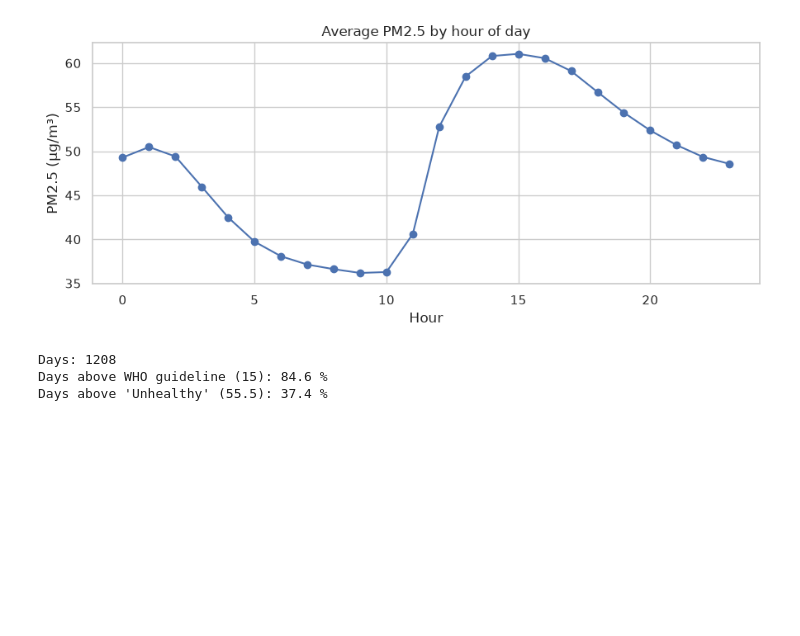
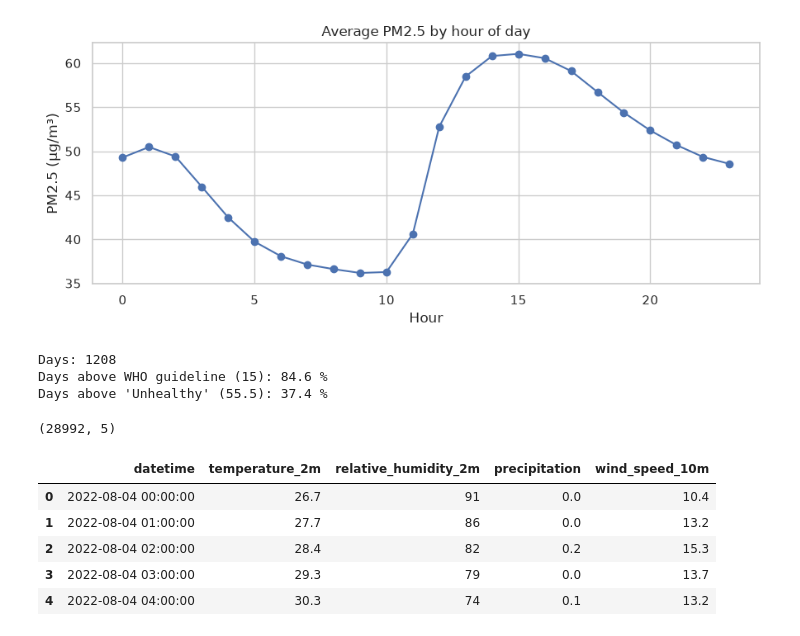
Before and after one commit to jaimulhaque/dhaka-air-quality-analysis, a Jupyter notebook: notebooks/02_eda.ipynb, the cells around one changed output. Drawn from its saved outputs; the diff is of its cells as text; code cells hidden in the pictures; blank space fills up the shorter version.

```diff
--- a/notebooks/02_eda.ipynb
+++ b/notebooks/02_eda.ipynb
@@ -75,3 +75,27 @@ print("Days above 'Unhealthy' (55.5):", (daily > 55.5).mean().round(3) * 100, "%
 Days: 1208
 Days above WHO guideline (15): 84.6 %
 Days above 'Unhealthy' (55.5): 37.4 %
+# %%
+import requests
+
+url = "https://archive-api.open-meteo.com/v1/archive"
+params = {
+    "latitude": 23.7104, "longitude": 90.4074,
+    "start_date": "2022-08-04", "end_date": "2025-11-23",
+    "hourly": "temperature_2m,relative_humidity_2m,precipitation,wind_speed_10m",
+    "timezone": "GMT",
+}
+r = requests.get(url, params=params, timeout=60)
+w = pd.DataFrame(r.json()["hourly"]).rename(columns={"time": "datetime"})
+w["datetime"] = pd.to_datetime(w["datetime"])
+w.to_csv("../data/raw/weather_dhaka.csv", index=False)
+print(w.shape)
+w.head()
+# %% [output]
+(28992, 5)
+|  | datetime | temperature_2m | relative_humidity_2m | precipitation | wind_speed_10m |
+| 0 | 2022-08-04 00:00:00 | 26.7 | 91 | 0.0 | 10.4 |
+| 1 | 2022-08-04 01:00:00 | 27.7 | 86 | 0.0 | 13.2 |
+| 2 | 2022-08-04 02:00:00 | 28.4 | 82 | 0.2 | 15.3 |
+| 3 | 2022-08-04 03:00:00 | 29.3 | 79 | 0.0 | 13.7 |
+| 4 | 2022-08-04 04:00:00 | 30.3 | 74 | 0.1 | 13.2 |
```
